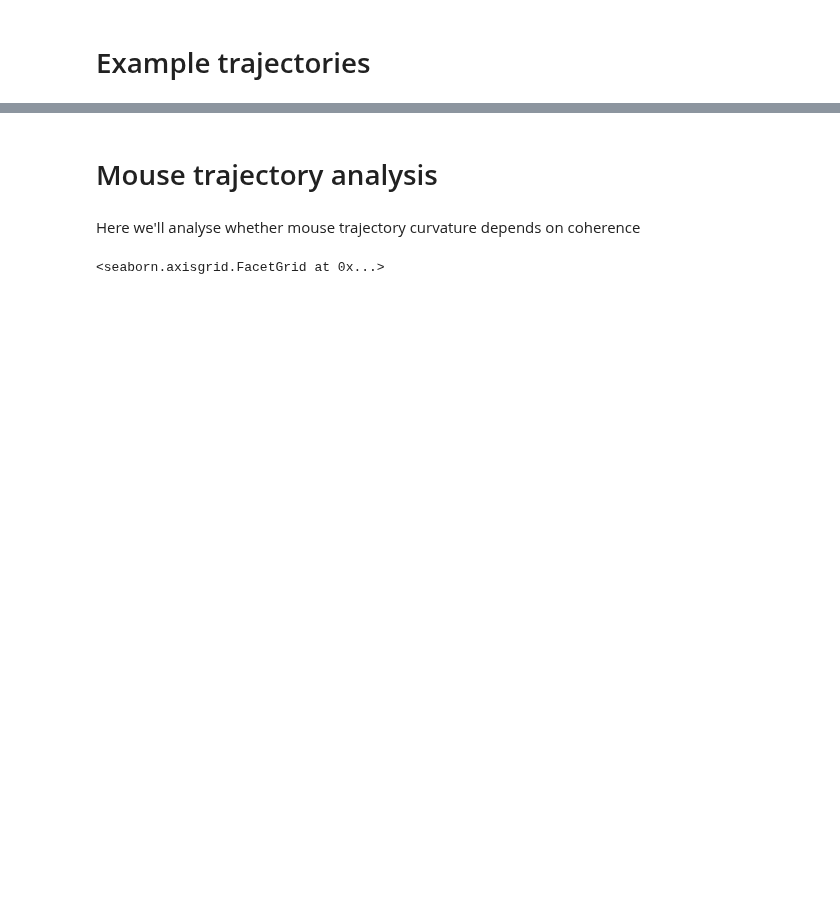
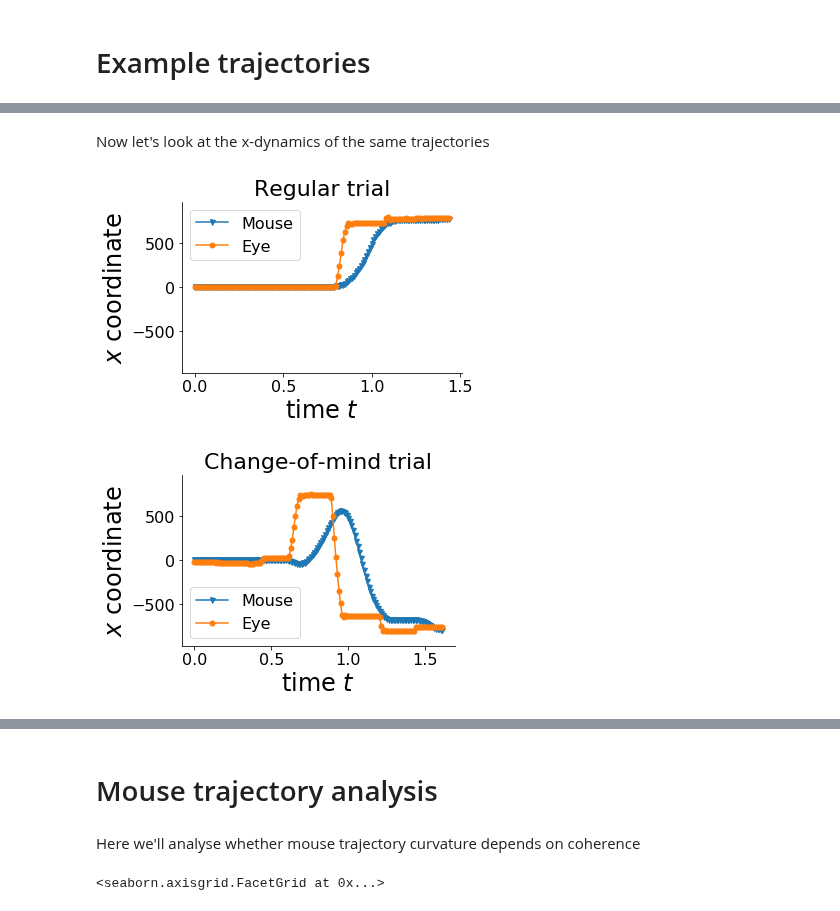
Before and after one commit to cherepaha/eyehandrdk, a Jupyter notebook: trajectories.ipynb, the cells around one changed output, grey strips where cells are left out. Saved outputs shown, nothing was run; the diff lists cells and outputs as text; code cells hidden in the pictures; blank space fills up the shorter version.

```diff
--- a/trajectories.ipynb
+++ b/trajectories.ipynb
@@ -73,0 +74,17 @@ plt.savefig('figures/traj_example_com.png')
+# %% [markdown]
+Now let's look at the x-dynamics of the same trajectories
+# %%
+# non-CoM example
+trajectory = dynamics_2.loc[(518, 1, 2, 26)]
+tp.plot_trajectory_x(trajectory)
+plt.title('Regular trial')
+plt.savefig('figures/traj_example_non_com_x.png')
+
+# CoM example
+trajectory = dynamics_2.loc[(624, 3, 10, 35)]
+tp.plot_trajectory_x(trajectory)
+plt.title('Change-of-mind trial')
+plt.savefig('figures/traj_example_com_x.png')
+# %% [output]
+[figure, added]
+[figure, added]
```
Also changed, not shown: parts of 4 cells of this notebook, 2 other files.
